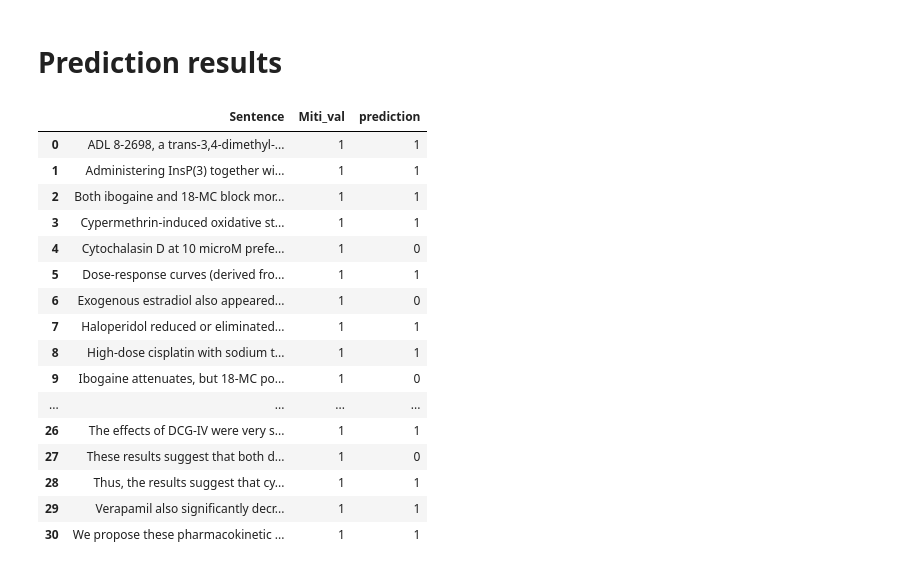
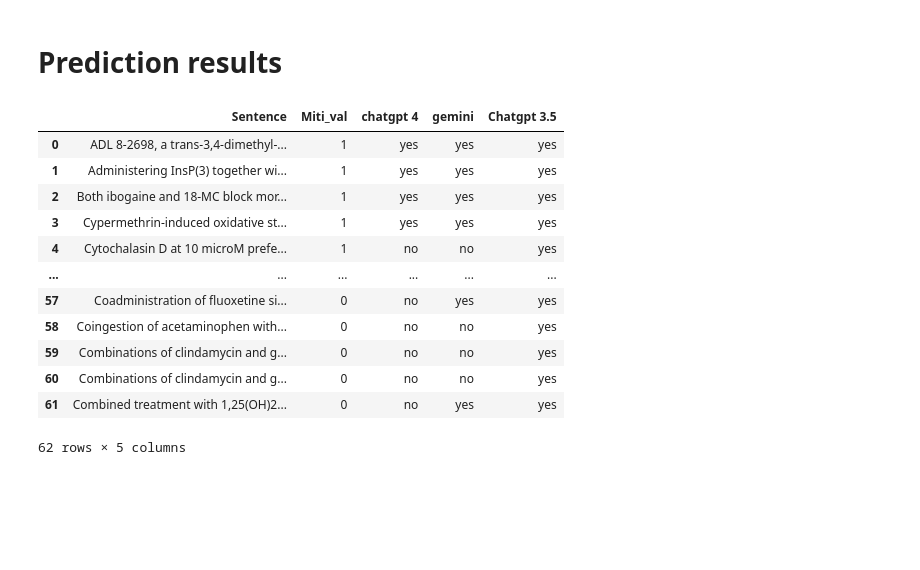
Before and after one commit to weiruhan/Medline-corpus, a Jupyter notebook: mitigation.ipynb, the cells around one changed output. Saved outputs shown, nothing was run; the diff lists cells and outputs as text; code cells hidden in the pictures; blank space fills up the shorter version.

```diff
--- a/mitigation.ipynb
+++ b/mitigation.ipynb
@@ -86,23 +86,19 @@ with open("Mitigation_results.txt","w") as output_file:
 # %% [markdown]
 # Prediction results
 # %%
-miti_pred = pd.read_excel("GPT-pred.xlsx")
+miti_pred = pd.read_csv("LLM-pred.csv")
 miti_pred
 # %% [output]
-|  | Sentence | Miti_val | prediction |
-| 0 | ADL 8-2698, a trans-3,4-dimethyl-... | 1 | 1 |
-| 1 | Administering InsP(3) together wi... | 1 | 1 |
-| 2 | Both ibogaine and 18-MC block mor... | 1 | 1 |
-| 3 | Cypermethrin-induced oxidative st... | 1 | 1 |
-| 4 | Cytochalasin D at 10 microM prefe... | 1 | 0 |
-| 5 | Dose-response curves (derived fro... | 1 | 1 |
-| 6 | Exogenous estradiol also appeared... | 1 | 0 |
-| 7 | Haloperidol reduced or eliminated... | 1 | 1 |
-| 8 | High-dose cisplatin with sodium t... | 1 | 1 |
-| 9 | Ibogaine attenuates, but 18-MC po... | 1 | 0 |
-| ... | ... | ... | ... |
-| 26 | The effects of DCG-IV were very s... | 1 | 1 |
-| 27 | These results suggest that both d... | 1 | 0 |
-| 28 | Thus, the results suggest that cy... | 1 | 1 |
-| 29 | Verapamil also significantly decr... | 1 | 1 |
-| 30 | We propose these pharmacokinetic ... | 1 | 1 |
+|  | Sentence | Miti_val | chatgpt 4 | gemini | Chatgpt 3.5 |
+| 0 | ADL 8-2698, a trans-3,4-dimethyl-... | 1 | yes | yes | yes |
+| 1 | Administering InsP(3) together wi... | 1 | yes | yes | yes |
+| 2 | Both ibogaine and 18-MC block mor... | 1 | yes | yes | yes |
+| 3 | Cypermethrin-induced oxidative st... | 1 | yes | yes | yes |
+| 4 | Cytochalasin D at 10 microM prefe... | 1 | no | no | yes |
+| ... | ... | ... | ... | ... | ... |
+| 57 | Coadministration of fluoxetine si... | 0 | no | yes | yes |
+| 58 | Coingestion of acetaminophen with... | 0 | no | no | yes |
+| 59 | Combinations of clindamycin and g... | 0 | no | no | yes |
+| 60 | Combinations of clindamycin and g... | 0 | no | no | yes |
+| 61 | Combined treatment with 1,25(OH)2... | 0 | no | yes | yes |
+62 rows × 5 columns
```
Also changed, not shown: parts of 5 cells of this notebook, 5 other files.
